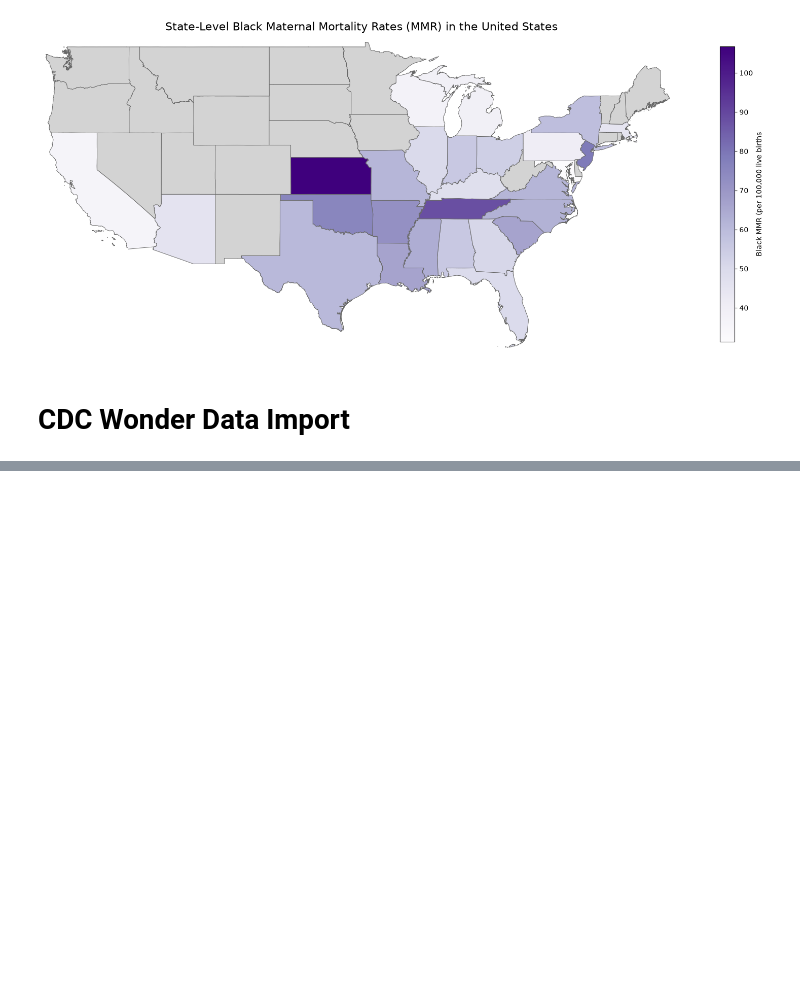
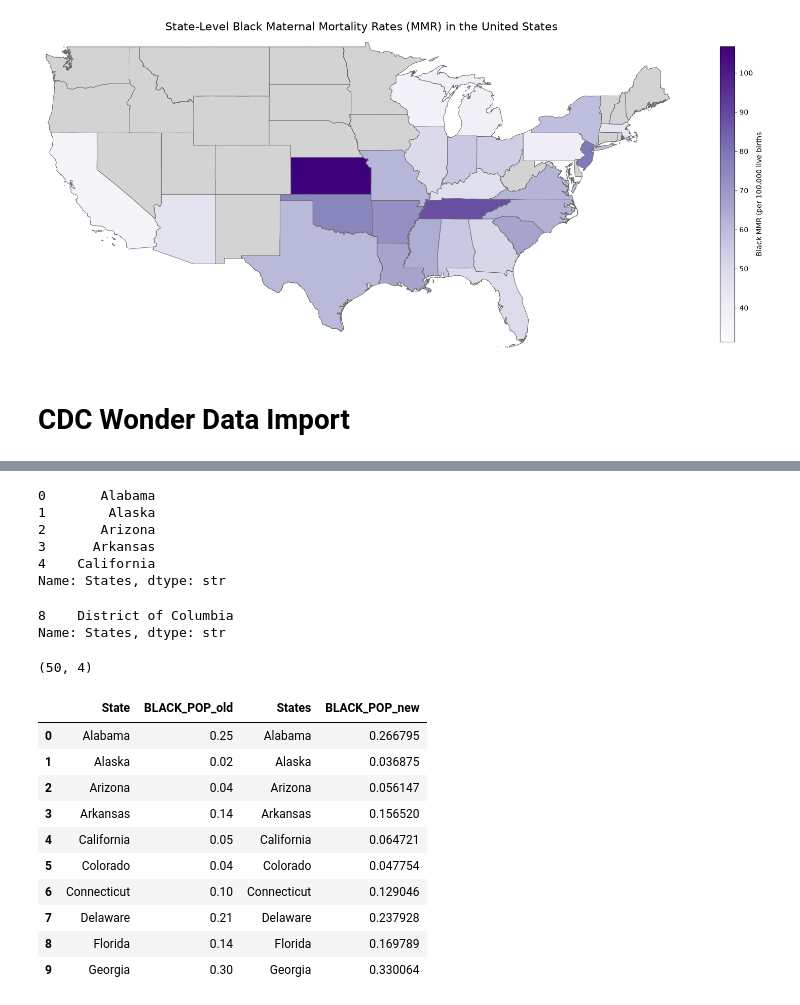
Before and after one commit to zebracodecat/zebra_MMR_Research_Milestone_2, a Jupyter notebook: mmr_analysis.ipynb, the cells around one changed output, grey strips where cells are left out. Saved outputs shown, nothing was run; the diff lists cells and outputs as text; code cells hidden in the pictures; blank space fills up the shorter version.

```diff
--- a/mmr_analysis.ipynb
+++ b/mmr_analysis.ipynb
@@ -275,0 +324,11 @@ plt.show()
+# %%
+black_population = race_population[
+    race_population["Race"] == "Black or African American"
+]
+
+total_population = race_population[
+    race_population["Notes"] == "Total"
+]
+
+print(black_population.head())
+print(total_population.head())
@@ -275,0 +355,13 @@ plt.show()
+# %%
+# Calculate the proportion of each state's population that is Black or African American.
+black_pop = black_population[["States", "Population"]].merge(
+    total_population[["States", "Population"]],
+    on="States",
+    suffixes=("_Black", "_Total")
+)
+
+black_pop["BLACK_POP"] = (
+    black_pop["Population_Black"] / black_pop["Population_Total"]
+)
+
+black_pop.head()
@@ -276 +389,48 @@ plt.show()
+# %%
+black_pop["States"].head()
+# %% [output]
+0       Alabama
+1        Alaska
+2       Arizona
+3      Arkansas
+4    California
+Name: States, dtype: str
+# %%
+# Found DC
+black_pop[~black_pop["States"].isin(df_comb["State"])]["States"]
+# %% [output]
+8    District of Columbia
+Name: States, dtype: str
+# %%
+#Remove DC
+black_pop = black_pop[
+    black_pop["States"] != "District of Columbia"
+]
+
+black_pop.shape
+# %% [output]
+(50, 4)
+# %%
+#Compare to combined dataset
+comparison = df_comb[["State", "BLACK_POP"]].merge(
+    black_pop[["States", "BLACK_POP"]],
+    left_on="State",
+    right_on="States",
+    suffixes=("_old","_new")
+
+)
+
+comparison.head(10)
+# %% [output]
+|  | State | BLACK_POP_old | States | BLACK_POP_new |
+| 0 | Alabama | 0.25 | Alabama | 0.266795 |
+| 1 | Alaska | 0.02 | Alaska | 0.036875 |
+| 2 | Arizona | 0.04 | Arizona | 0.056147 |
+| 3 | Arkansas | 0.14 | Arkansas | 0.156520 |
+| 4 | California | 0.05 | California | 0.064721 |
+| 5 | Colorado | 0.04 | Colorado | 0.047754 |
+| 6 | Connecticut | 0.10 | Connecticut | 0.129046 |
+| 7 | Delaware | 0.21 | Delaware | 0.237928 |
+| 8 | Florida | 0.14 | Florida | 0.169789 |
+| 9 | Georgia | 0.30 | Georgia | 0.330064 |
 # %%
```
Also changed, not shown: parts of 26 cells of this notebook, 6 other files.
